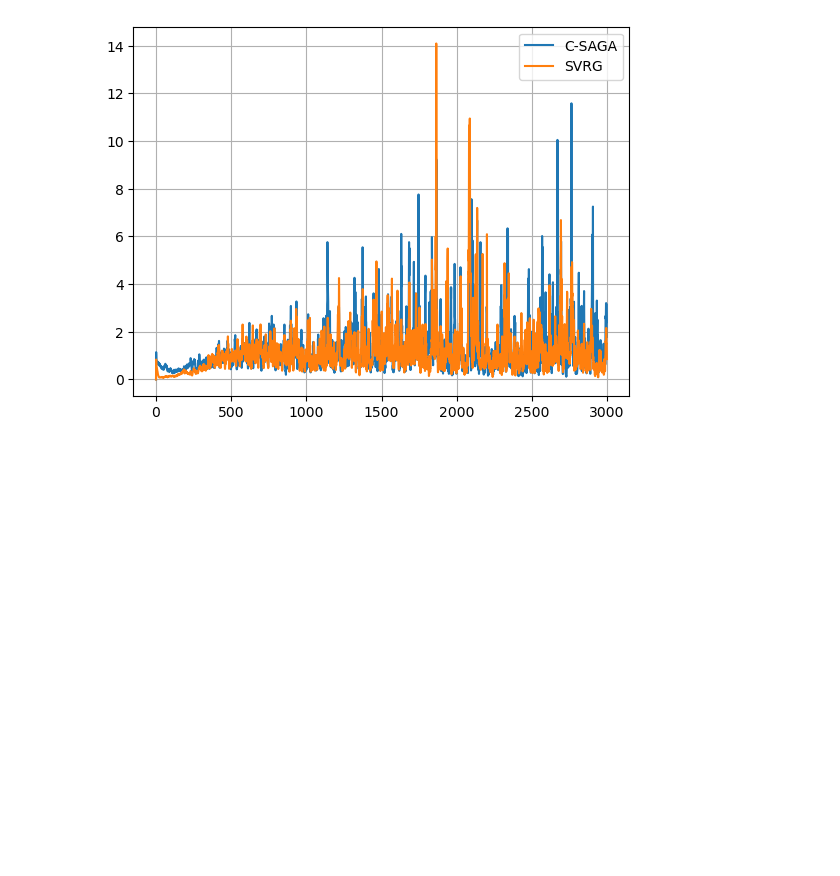
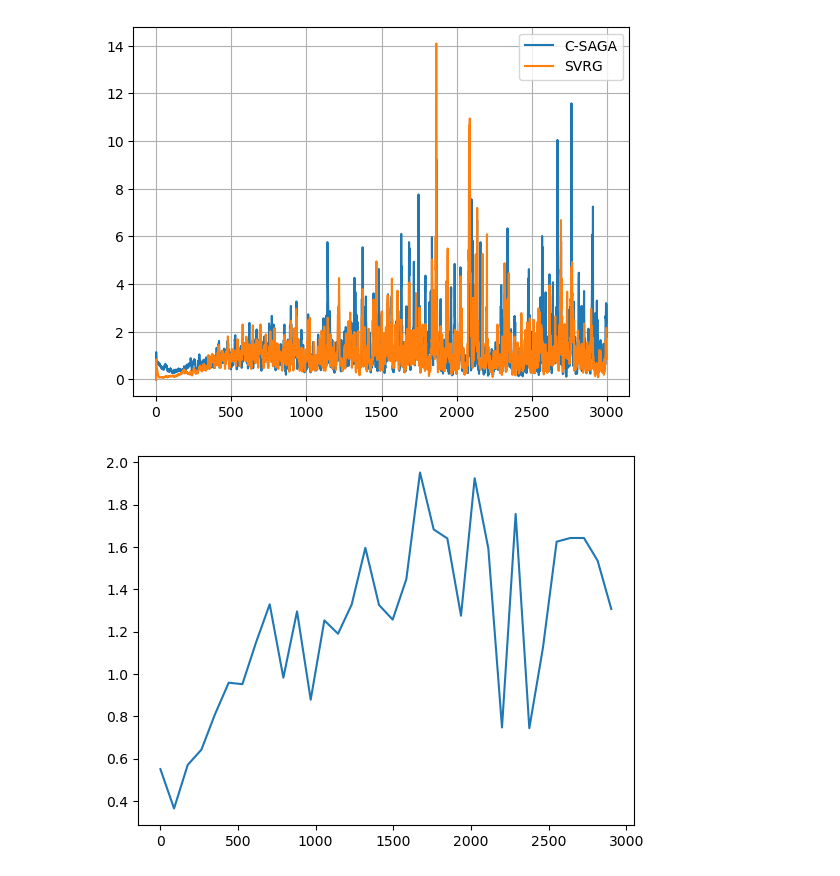
Before and after one commit to mohahf19/OptML-2023, a Jupyter notebook: output/compare_saga.ipynb, the cells around one changed output. Drawn from its saved outputs; the diff is of its cells as text; code cells hidden in the pictures; blank space fills up the shorter version.

Commit message:
smoothen plots

```diff
--- a/output/compare_saga.ipynb
+++ b/output/compare_saga.ipynb
@@ -92,3 +93,10 @@ plt.show()
 # %% [output]
 1.2405428464069859 1.1039419574463492
 [figure]
+# %%
+smoothed_data, buckets = plot_utils.smoothen(ratio_saga_sgd, 100)
+
+plt.plot(buckets, smoothed_data)
+plt.show()
+# %% [output]
+[figure, added]
```
Also changed, not shown: parts of 1 cell of this notebook, 1 other file.
